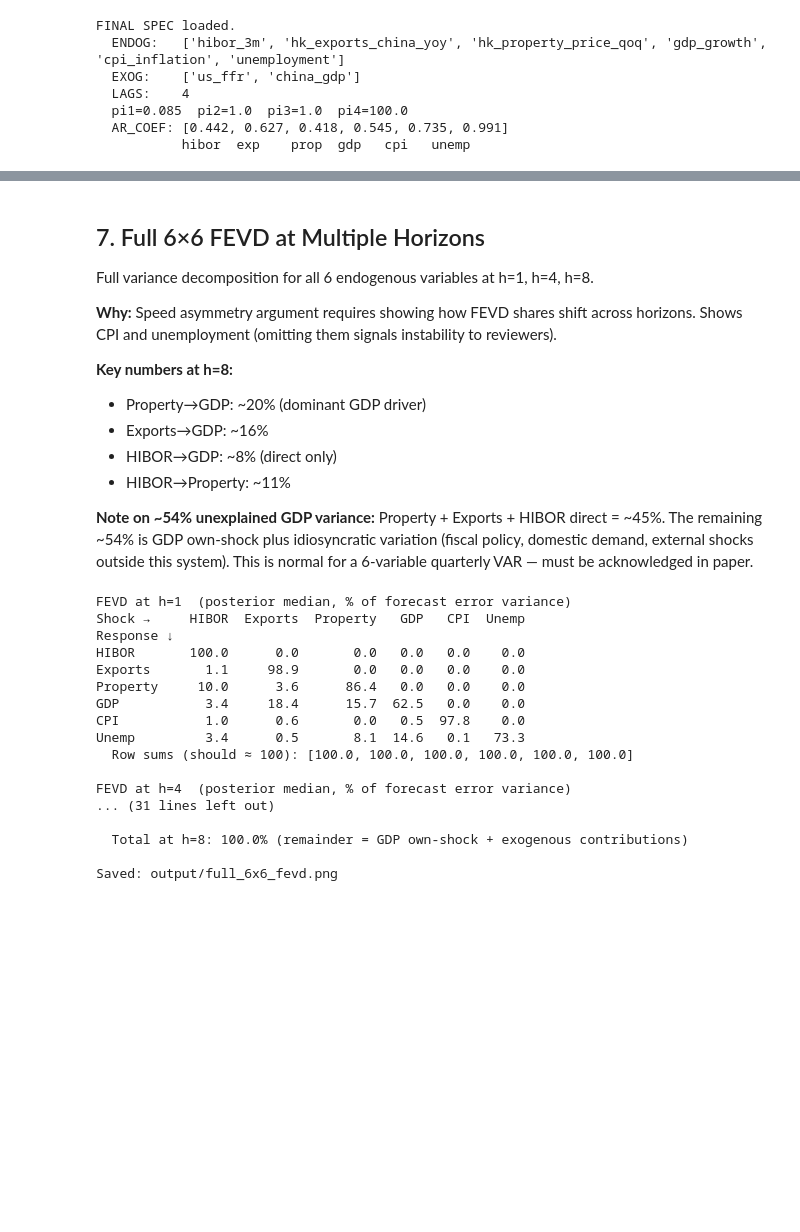
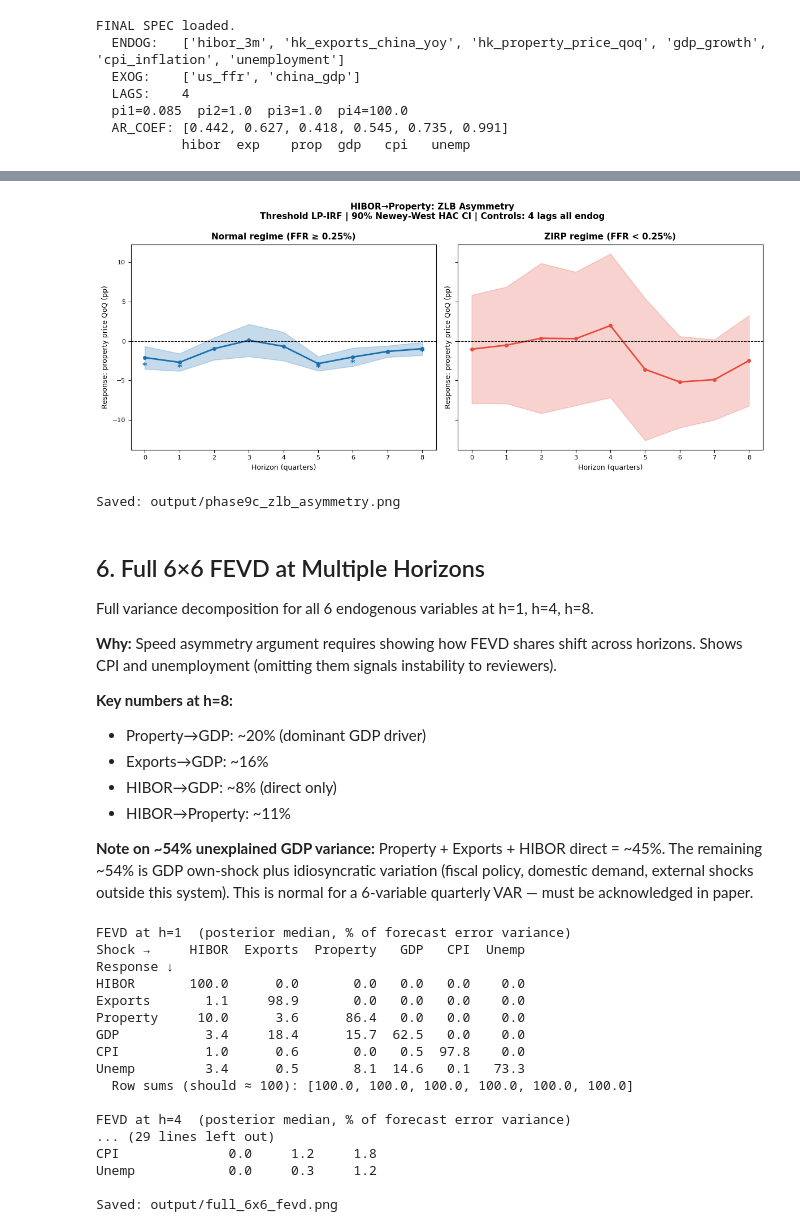
Before and after one commit to 4minutes-chung/Hong-Kong, a Jupyter notebook: HK_BVAR_Final.ipynb, the cells around one changed output, grey strips where cells are left out. Drawn from its saved outputs; the diff is of its cells as text; code cells hidden in the pictures; blank space fills up the shorter version.

```diff
--- a/HK_BVAR_Final.ipynb
+++ b/HK_BVAR_Final.ipynb
@@ -865,5 +660,47 @@ VERDICT: KEEP q=0. LB failures structural, not omitted lag. Production model unc
+# %%
+# Section 5 — ZLB asymmetry plot
+horizons = np.arange(H_MAX + 1)
+fig, axes = plt.subplots(1, 2, figsize=(12, 5), sharey=True)
+fig.patch.set_facecolor('white')
+
+for ax, beta, se, label, color in zip(
+    axes,
+    [beta_norm, beta_zirp],
+    [se_norm,   se_zirp],
+    ['Normal regime (FFR ≥ 0.25%)', 'ZIRP regime (FFR < 0.25%)'],
+    ['#1a6faf',                      '#e74c3c'],
+):
+    lo = beta - Z_90 * se
+    hi = beta + Z_90 * se
+    ax.fill_between(horizons, lo, hi, alpha=0.25, color=color)
+    ax.plot(horizons, beta, color=color, lw=2, marker='o', ms=4)
+    ax.axhline(0, color='black', lw=0.8, ls='--')
+    for h in range(H_MAX + 1):
+        if lo[h] * hi[h] > 0:
+            ax.annotate('*', (h, max(abs(hi[h]), abs(lo[h])) * np.sign(beta[h]) + 0.03),
+                        ha='center', fontsize=12, color=color, fontweight='bold')
+    ax.set_title(label, fontsize=11, fontweight='bold')
+    ax.set_xlabel('Horizon (quarters)', fontsize=9)
+    ax.set_ylabel('Response: property price QoQ (pp)', fontsize=9)
+    ax.set_xticks(horizons)
+    ax.tick_params(labelsize=8)
+
+fig.suptitle(
+    'HIBOR→Property: ZLB Asymmetry\n'
+    'Threshold LP-IRF | 90% Newey-West HAC CI | Controls: 4 lags all endog',
+    fontsize=11, fontweight='bold'
+)
+plt.tight_layout()
+plt.savefig('output/phase9c_zlb_asymmetry.png', dpi=150, bbox_inches='tight', facecolor='white')
+plt.show()
+
+plt.close()
+print('Saved: output/phase9c_zlb_asymmetry.png')
+# %% [output]
+[figure, added]
+Saved: output/phase9c_zlb_asymmetry.png
 # %% [markdown]
-## 7. Full 6×6 FEVD at Multiple Horizons
+## 6. Full 6×6 FEVD at Multiple Horizons
 
 Full variance decomposition for all 6 endogenous variables at h=1, h=4, h=8.
 
@@ -878,13 +715,12 @@ Shows CPI and unemployment (omitting them signals instability to reviewers).
 
 **Note on ~54% unexplained GDP variance:** Property + Exports + HIBOR direct = ~45%. The remaining ~54% is GDP own-shock plus idiosyncratic variation (fiscal policy, domestic demand, external shocks outside this system). This is normal for a 6-variable quarterly VAR — must be acknowledged in paper.
 # %%
-# Section 7: Full 6×6 FEVD at h=1, h=4, h=8
-# Uses fevd_can from Cell 04 — no re-estimation needed
+# Full 6×6 FEVD at h=1, h=4, h=8
+# Uses fevd_can from Cell 6 — no re-estimation needed
 
 LABELS = ['HIBOR', 'Exports', 'Property', 'GDP', 'CPI', 'Unemp']
 H_SHOW = [('h=1', 0), ('h=4', 3), ('h=8', 7)]
 
-# ── Print tables ──────────────────────────────────────────────────────────────
 for h_label, h_idx in H_SHOW:
     mat = fevd_can[:, :, h_idx, 0] * 100
     df_fevd = pd.DataFrame(mat.round(1),
@@ -895,7 +731,6 @@ for h_label, h_idx in H_SHOW:
     row_sums = mat.sum(axis=1)
     print(f'  Row sums (should ≈ 100): {row_sums.round(1).tolist()}')
 
-# ── Highlight GDP row across horizons ─────────────────────────────────────────
 print('\n\nGDP variance decomposition across horizons:')
 print(f'{"Shock":<12}', end='')
 for h_label, _ in H_SHOW:
@@ -908,10 +743,7 @@ for j, shock_label in enumerate(LABELS):
         val = fevd_can[idx['gdp_growth'], j, h_idx, 0] * 100
         print(f'  {val:>6.1f}', end='')
     print()
-gdp_explained = sum(fevd_can[idx['gdp_growth'], j, 7, 0] for j in range(6)) * 100
-print(f'\n  Total at h=8: {gdp_explained:.1f}% (remainder = GDP own-shock + exogenous contributions)')
 
-# ── Heatmap figure: 3 panels ──────────────────────────────────────────────────
 fig, axes = plt.subplots(1, 3, figsize=(16, 5))
 fig.patch.set_facecolor('white')
 
@@ -952,9 +784,9 @@ Unemp         3.4      0.5       8.1  14.6   0.1   73.3
   Row sums (should ≈ 100): [100.0, 100.0, 100.0, 100.0, 100.0, 100.0]
 
 FEVD at h=4  (posterior median, % of forecast error variance)
-... (31 lines left out)
-
-  Total at h=8: 100.0% (remainder = GDP own-shock + exogenous contributions)
+... (29 lines left out)
+CPI              0.0     1.2     1.8
+Unemp            0.0     0.3     1.2
 
 Saved: output/full_6x6_fevd.png
 # %% [markdown]
```
Also changed, not shown: parts of 31 cells of this notebook, 13 other files.
